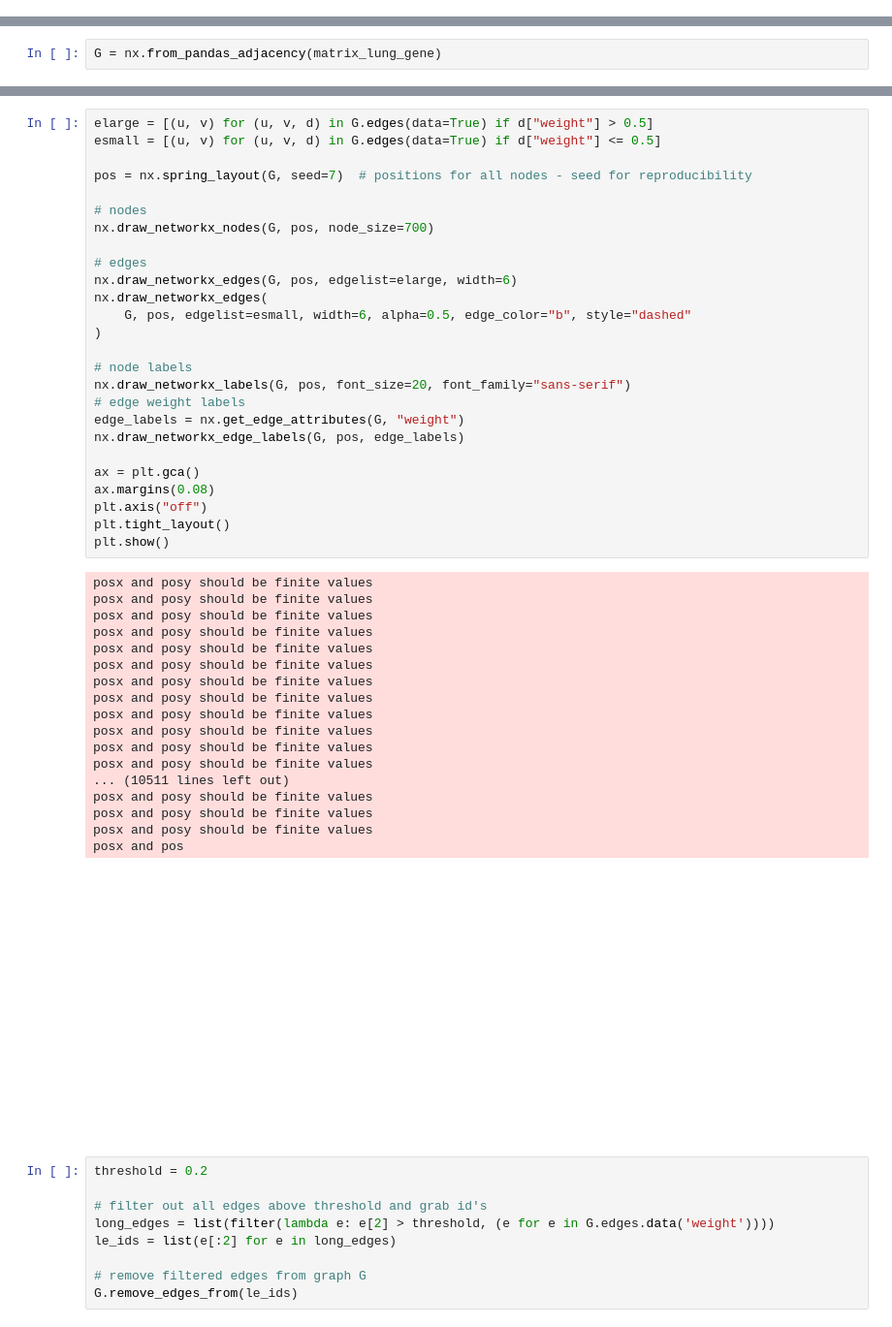
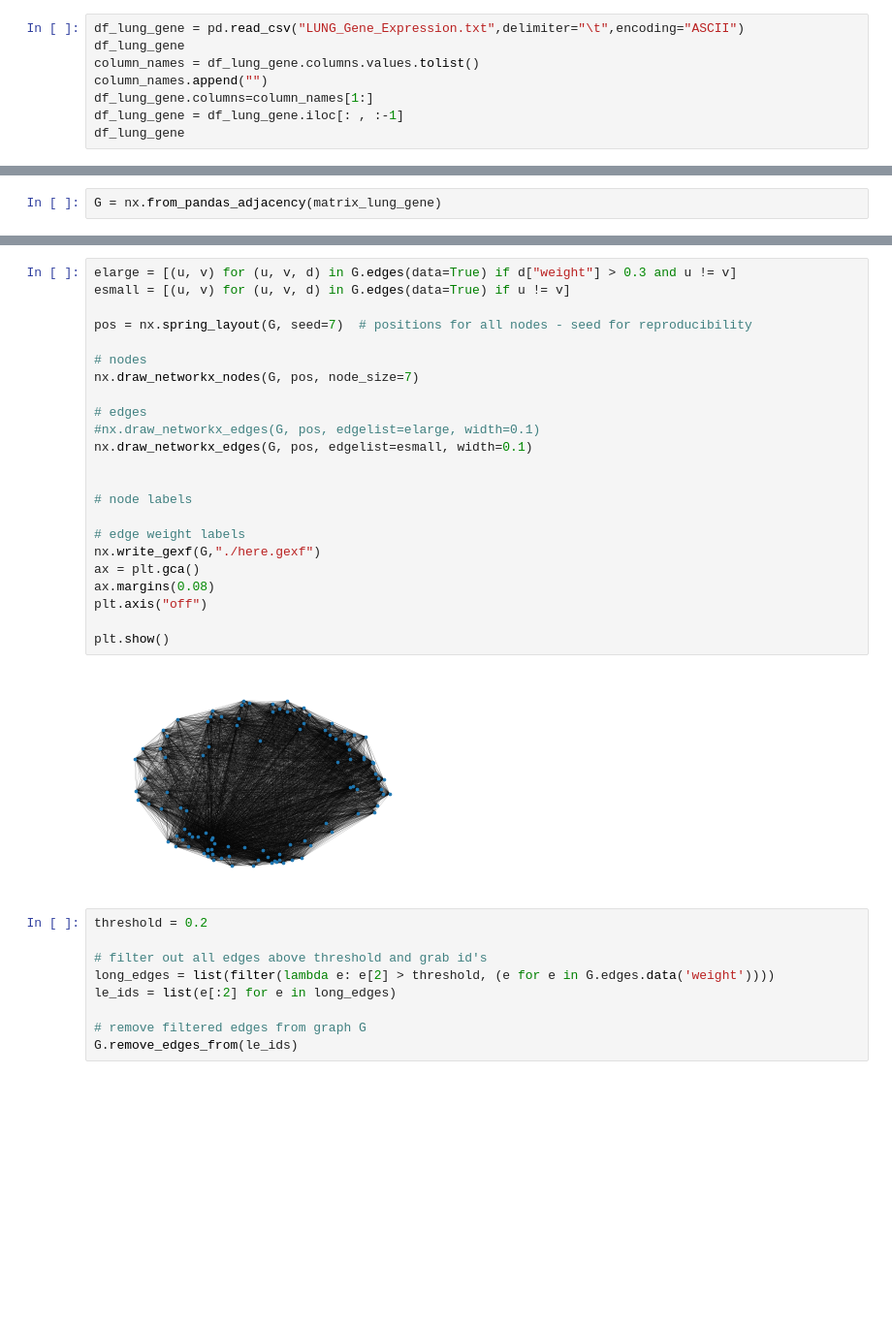
Before and after one commit to luistrinta/lung_networks, a Jupyter notebook: lung_networks.ipynb, the cells around one changed output, grey strips where cells are left out. Shown at 97% size. Cells and saved outputs as stored; diff of their text form; blank space fills up the shorter version.

```diff
--- a/lung_networks.ipynb
+++ b/lung_networks.ipynb
@@ -7,0 +3,8 @@ df_lung_mirna = pd.read_csv("LUNG_Mirna_Expression.txt", sep="\t")
+# %%
+df_lung_gene = pd.read_csv("LUNG_Gene_Expression.txt",delimiter="\t",encoding="ASCII")
+df_lung_gene
+column_names = df_lung_gene.columns.values.tolist()
+column_names.append("")
+df_lung_gene.columns=column_names[1:]
+df_lung_gene = df_lung_gene.iloc[: , :-1]
+df_lung_gene
@@ -101,48 +115,28 @@ Graph with 106 nodes and 5225 edges
 # %%
-elarge = [(u, v) for (u, v, d) in G.edges(data=True) if d["weight"] > 0.5]
-esmall = [(u, v) for (u, v, d) in G.edges(data=True) if d["weight"] <= 0.5]
+elarge = [(u, v) for (u, v, d) in G.edges(data=True) if d["weight"] > 0.3 and u != v]
+esmall = [(u, v) for (u, v, d) in G.edges(data=True) if u != v]
 
 pos = nx.spring_layout(G, seed=7)  # positions for all nodes - seed for reproducibility
 
 # nodes
-nx.draw_networkx_nodes(G, pos, node_size=700)
+nx.draw_networkx_nodes(G, pos, node_size=7)
 
 # edges
-nx.draw_networkx_edges(G, pos, edgelist=elarge, width=6)
-nx.draw_networkx_edges(
-    G, pos, edgelist=esmall, width=6, alpha=0.5, edge_color="b", style="dashed"
-)
+#nx.draw_networkx_edges(G, pos, edgelist=elarge, width=0.1)
+nx.draw_networkx_edges(G, pos, edgelist=esmall, width=0.1)
+
 
 # node labels
-nx.draw_networkx_labels(G, pos, font_size=20, font_family="sans-serif")
+
 # edge weight labels
-edge_labels = nx.get_edge_attributes(G, "weight")
-nx.draw_networkx_edge_labels(G, pos, edge_labels)
-
+nx.write_gexf(G,"./here.gexf")
 ax = plt.gca()
 ax.margins(0.08)
 plt.axis("off")
-plt.tight_layout()
+
 plt.show()
 # %% [output]
-posx and posy should be finite values
-posx and posy should be finite values
-posx and posy should be finite values
-posx and posy should be finite values
-posx and posy should be finite values
-posx and posy should be finite values
-posx and posy should be finite values
-posx and posy should be finite values
-posx and posy should be finite values
-posx and posy should be finite values
-posx and posy should be finite values
-posx and posy should be finite values
-... (10511 lines left out)
-posx and posy should be finite values
-posx and posy should be finite values
-posx and posy should be finite values
-posx and pos
-[figure, old version]
+[figure, new version]
 # %%
 threshold = 0.2
 
```
Also changed, not shown: parts of 7 cells of this notebook, 3 other files.
